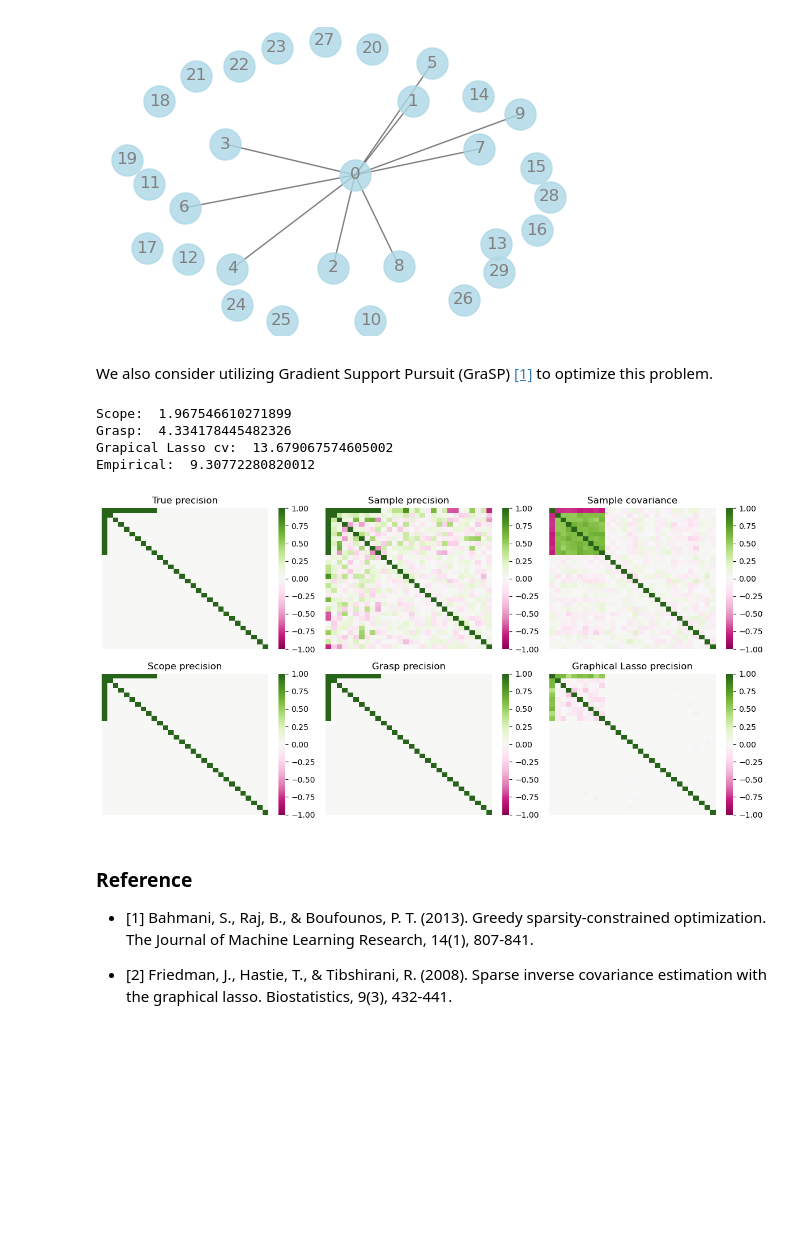
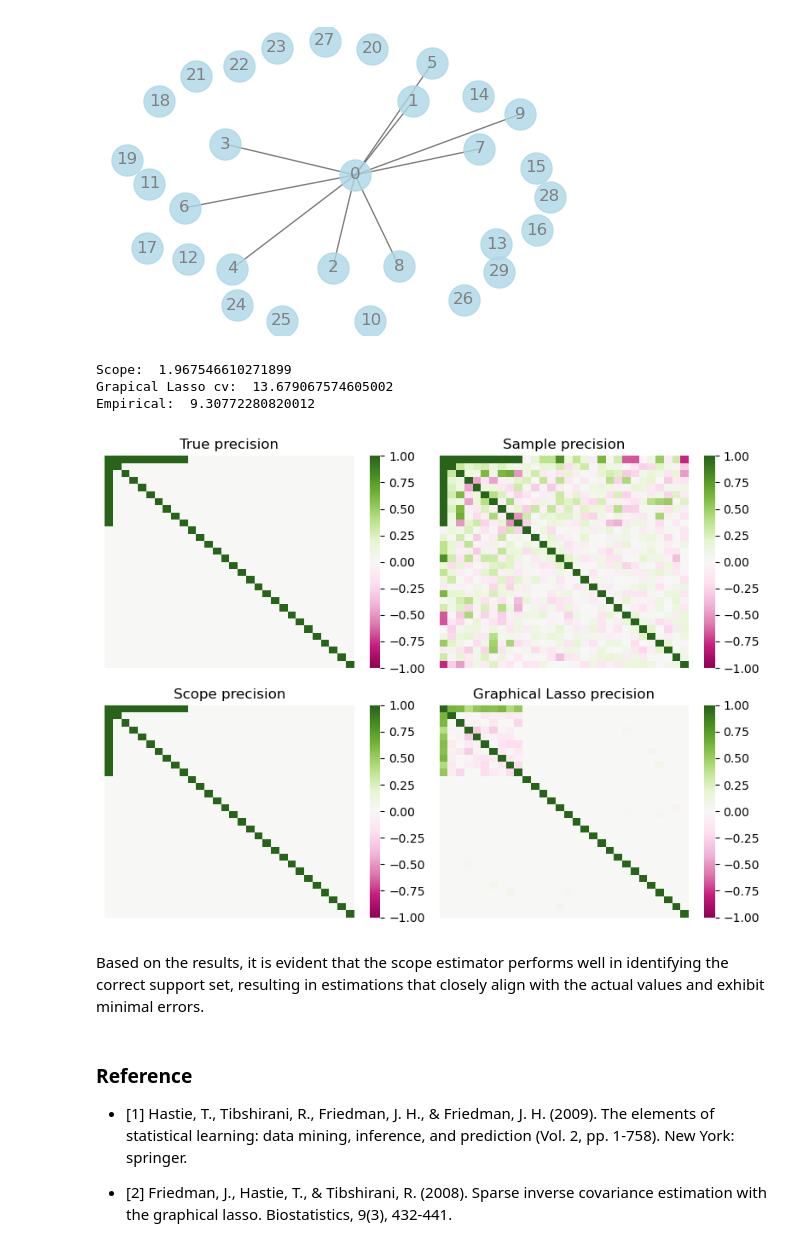
Before and after one commit to abess-team/skscope, a Jupyter notebook: docs/source/userguide/examples/Graphical Models/sparse-gaussian-precision-matrix.ipynb, the cells around one changed output. Cells and saved outputs as stored; diff of their text form; code cells hidden in the pictures; blank space fills up the shorter version.

```diff
--- a/docs/source/userguide/examples/Graphical Models/sparse-gaussian-precision-matrix.ipynb
+++ b/docs/source/userguide/examples/Graphical Models/sparse-gaussian-precision-matrix.ipynb
@@ -468,5 +412,3 @@ prec_scope[np.triu_indices(p)] = solver.params
 prec_scope = np.where(
     prec_scope, prec_scope, prec_scope.T
 )
-# %% [markdown]
-We also consider utilizing Gradient Support Pursuit (GraSP) [[1]](#refer-anchor-1) to optimize this problem.
@@ -494,58 +417,48 @@ glCV_model = GraphicalLassoCV().fit(X)
 prec_glCV = glCV_model.precision_
 # %%
 print('Scope: ', np.linalg.norm(prec - prec_scope, ord='fro'))
-print('Grasp: ', np.linalg.norm(prec - prec_grasp, ord='fro'))
 print('Grapical Lasso cv: ', np.linalg.norm(prec - prec_glCV, ord='fro'))
 print('Empirical: ', np.linalg.norm(prec - prec_sample, ord='fro'))
 # %% [output]
 Scope:  1.967546610271899
-Grasp:  4.334178445482326
 Grapical Lasso cv:  13.679067574605002
 Empirical:  9.30772280820012
-# %%
-fig, axes = plt.subplots(2, 3, figsize=(12, 6))
-cmap = cm.PiYG
-
-sns.heatmap(prec, vmin=-1, vmax=1, cmap=cmap, ax=axes[0, 0])
-axes[0, 0].set_xticks([])
-axes[0, 0].set_yticks([])
-axes[0, 0].set_title('True precision')
-
-sns.heatmap(prec_sample, vmin=-1, vmax=1, cmap=cmap, ax=axes[0, 1])
-axes[0, 1].set_xticks([])
-axes[0, 1].set_yticks([])
-axes[0, 1].set_title('Sample precision')
-
-sns.heatmap(cov_sample, vmin=-1, vmax=1, cmap=cmap, ax=axes[0, 2])
-axes[0, 2].set_xticks([])
-axes[0, 2].set_yticks([])
-axes[0, 2].set_title('Sample covariance')
-
-sns.heatmap(prec_scope, vmin=-1, vmax=1, cmap=cmap, ax=axes[1, 0])
-axes[1, 0].set_xticks([])
-axes[1, 0].set_yticks([])
-axes[1, 0].set_title('Scope precision')
-
-sns.heatmap(prec_grasp, vmin=-1, vmax=1, cmap=cmap, ax=axes[1, 1])
-axes[1, 1].set_xticks([])
-axes[1, 1].set_yticks([])
-axes[1, 1].set_title('Grasp precision')
-
-sns.heatmap(prec_glCV, vmin=-1, vmax=1, cmap=cmap, ax=axes[1, 2])
-axes[1, 2].set_xticks([])
-axes[1, 2].set_yticks([])
-axes[1, 2].set_title('Graphical Lasso precision')
-
-plt.tight_layout()
-plt.show()
-# %% [output]
-[figure, removed]
+# %%
+fig, axes = plt.subplots(2, 2, figsize=(8, 6))
+cmap = cm.PiYG
+
+sns.heatmap(prec, vmin=-1, vmax=1, cmap=cmap, ax=axes[0, 0])
+axes[0, 0].set_xticks([])
+axes[0, 0].set_yticks([])
+axes[0, 0].set_title('True precision')
+
+sns.heatmap(prec_sample, vmin=-1, vmax=1, cmap=cmap, ax=axes[0, 1])
+axes[0, 1].set_xticks([])
+axes[0, 1].set_yticks([])
+axes[0, 1].set_title('Sample precision')
+
+sns.heatmap(prec_scope, vmin=-1, vmax=1, cmap=cmap, ax=axes[1, 0])
+axes[1, 0].set_xticks([])
+axes[1, 0].set_yticks([])
+axes[1, 0].set_title('Scope precision')
+
+sns.heatmap(prec_glCV, vmin=-1, vmax=1, cmap=cmap, ax=axes[1, 1])
+axes[1, 1].set_xticks([])
+axes[1, 1].set_yticks([])
+axes[1, 1].set_title('Graphical Lasso precision')
+
+plt.tight_layout()
+plt.show()
+# %% [output]
+[figure, added]
+# %% [markdown]
+Based on the results, it is evident that the scope estimator performs well in identifying the correct support set, resulting in estimations that closely align with the actual values and exhibit minimal errors.
 # %% [markdown]
 ### Reference
 
 <div id="refer-anchor-1"></div>
 
-- [1] Bahmani, S., Raj, B., & Boufounos, P. T. (2013). Greedy sparsity-constrained optimization. The Journal of Machine Learning Research, 14(1), 807-841.
+- [1] Hastie, T., Tibshirani, R., Friedman, J. H., & Friedman, J. H. (2009). The elements of statistical learning: data mining, inference, and prediction (Vol. 2, pp. 1-758). New York: springer.
 
 <div id="refer-anchor-2"></div>
 
```
Also changed, not shown: parts of 15 cells of this notebook, 2 other files.
